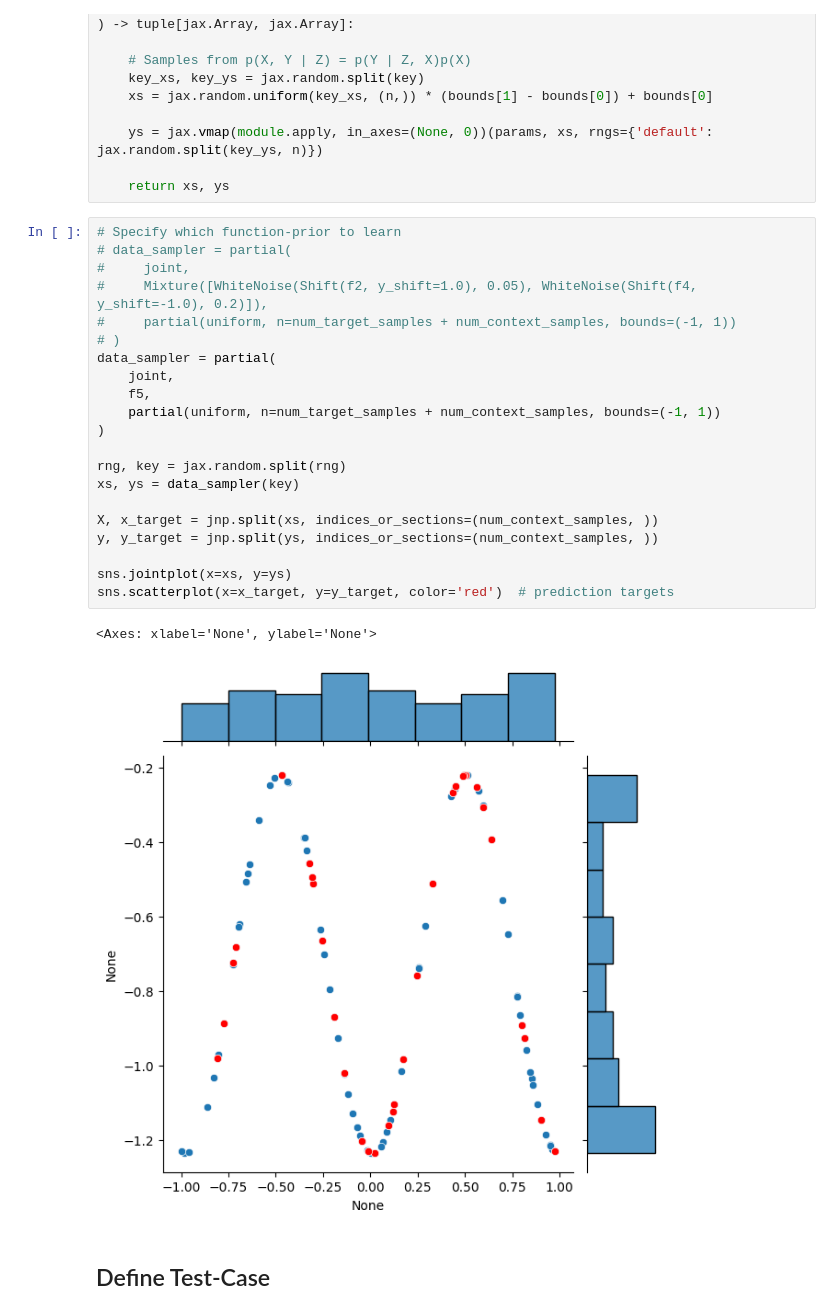
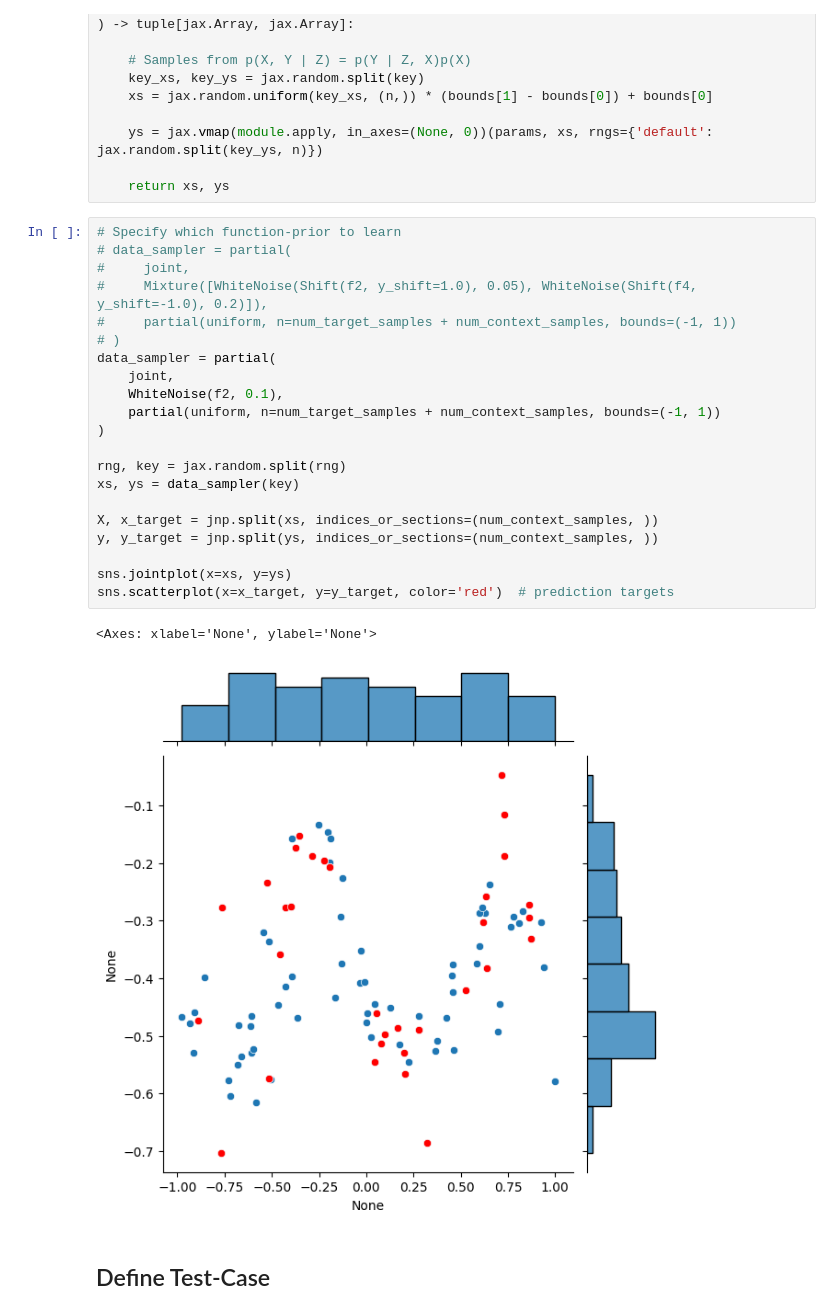
Before and after one commit to aszi09/CL_for_faster_Meta-learning, a Jupyter notebook: SPL_simplified.ipynb, the cells around one changed output. Saved outputs shown, nothing was run; the diff lists cells and outputs as text.

```diff
--- a/SPL_simplified.ipynb
+++ b/SPL_simplified.ipynb
@@ -116,27 +114,27 @@ def uniform(
 # %%
 # Specify which function-prior to learn
 # data_sampler = partial(
 #     joint,
 #     Mixture([WhiteNoise(Shift(f2, y_shift=1.0), 0.05), WhiteNoise(Shift(f4, y_shift=-1.0), 0.2)]),
 #     partial(uniform, n=num_target_samples + num_context_samples, bounds=(-1, 1))
 # )
 data_sampler = partial(
     joint,
-    f5,
+    WhiteNoise(f2, 0.1),
     partial(uniform, n=num_target_samples + num_context_samples, bounds=(-1, 1))
 )
 
 rng, key = jax.random.split(rng)
 xs, ys = data_sampler(key)
 
 X, x_target = jnp.split(xs, indices_or_sections=(num_context_samples, ))
 y, y_target = jnp.split(ys, indices_or_sections=(num_context_samples, ))
 
 sns.jointplot(x=xs, y=ys)
 sns.scatterplot(x=x_target, y=y_target, color='red')  # prediction targets
 # %% [output]
 <Axes: xlabel='None', ylabel='None'>
-[figure, old version]
+[figure, new version]
 # %% [markdown]
 ## Define Test-Case
 # %%
```
Also changed, not shown: parts of 2 cells of this notebook, 2 other files.
